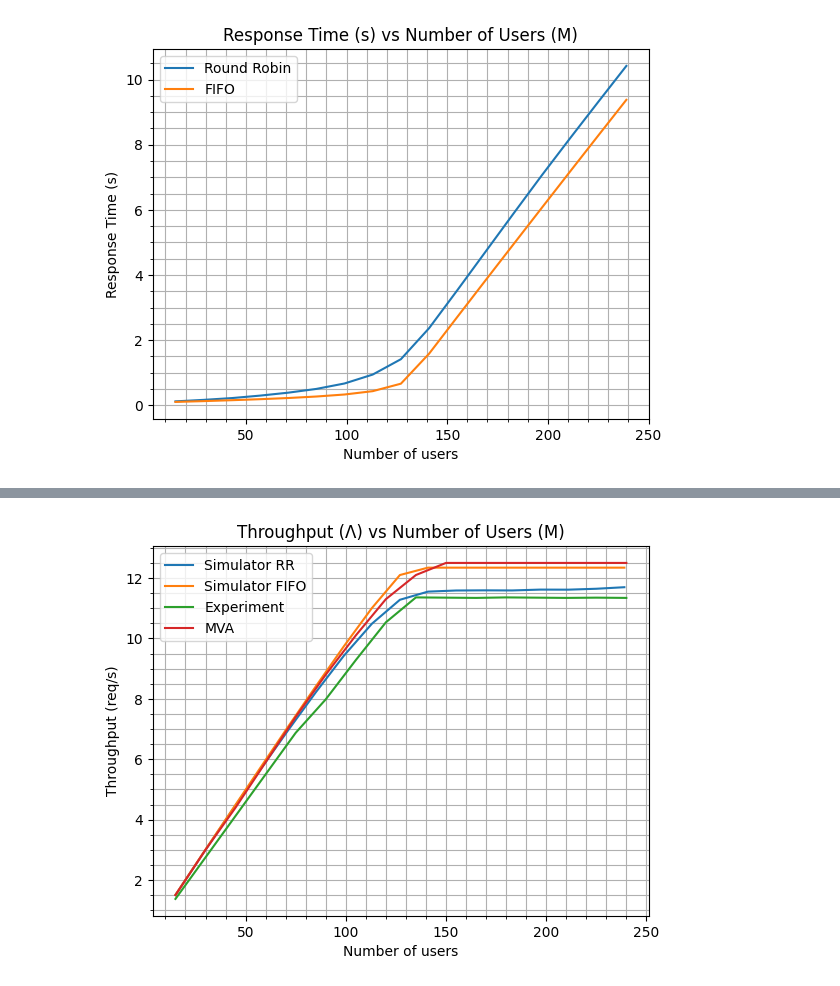
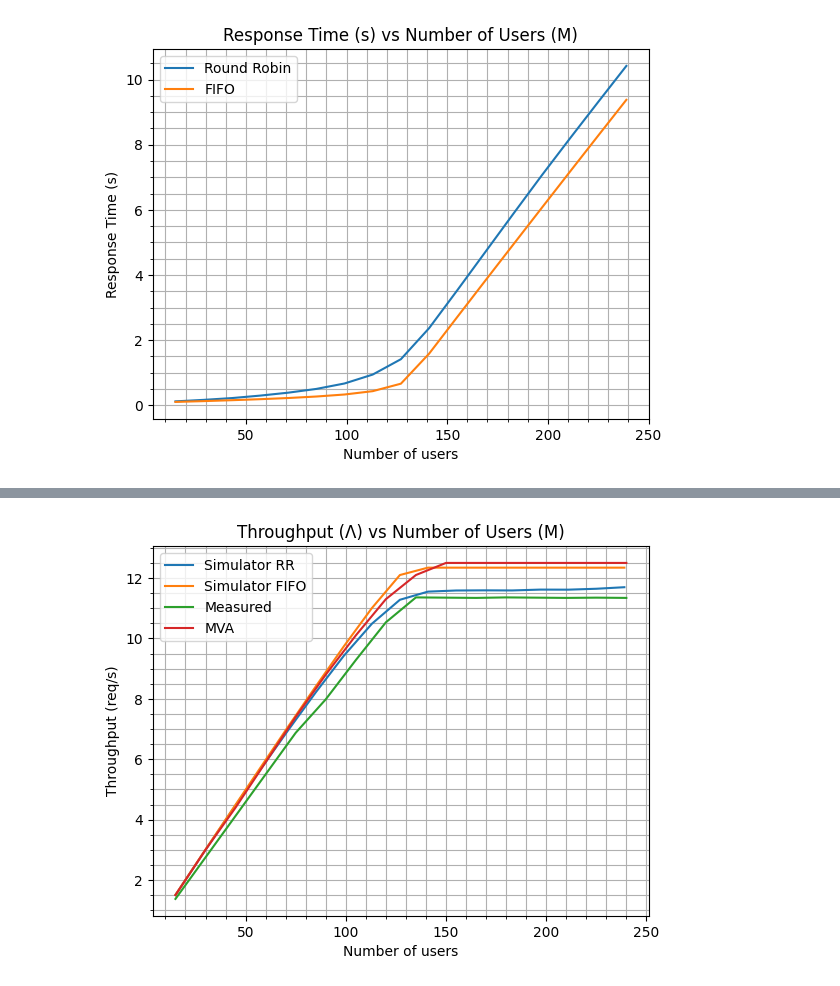
Before and after one commit to rickydebojeet/web-sim, a Jupyter notebook: graph_gen_notebook.ipynb, the cells around one changed output, grey strips where cells are left out. Cells and saved outputs as stored; diff of their text form; code cells hidden in the pictures.

```diff
--- a/graph_gen_notebook.ipynb
+++ b/graph_gen_notebook.ipynb
@@ -266,15 +266,15 @@ plt.show()
 # %%
 plt.plot(numUsersRR, [ sum(x)  for x in zip( map(avg, goodPutsRR) , map(avg, badPutsRR)) ], label='Simulator RR')
 plt.plot(numUsersFIFO, [ sum(x)  for x in zip( map(avg, goodPutsFIFO) , map(avg, badPutsFIFO)) ], label='Simulator FIFO')
-plt.plot(exp_users, exp_throughputs, label='Experiment')
+plt.plot(exp_users, exp_throughputs, label='Measured')
 plt.plot(mva_users, mva_throughputs, label='MVA')
 plt.xlabel('Number of users')
 plt.ylabel('Throughput (req/s)')
 plt.title('Throughput (Λ) vs Number of Users (M)')
 plt.minorticks_on()
 plt.grid(True, 'both')
 plt.legend()
 # plt.savefig('graphs/throughput_sim_exp_mva.png')
 plt.show()
 # %% [output]
-[figure, old version]
+[figure, new version]
```
Also changed, not shown: parts of 2 cells of this notebook, 4 other files.
